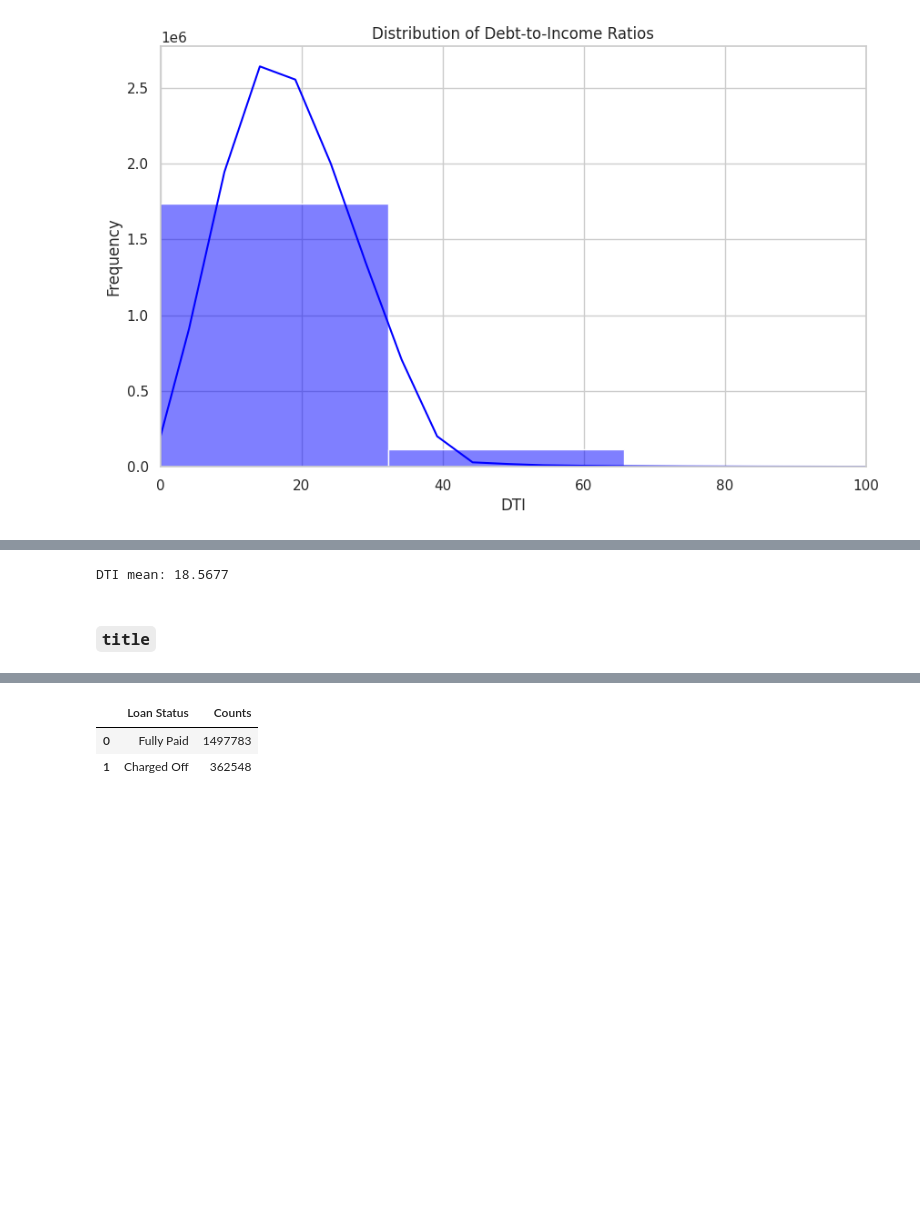
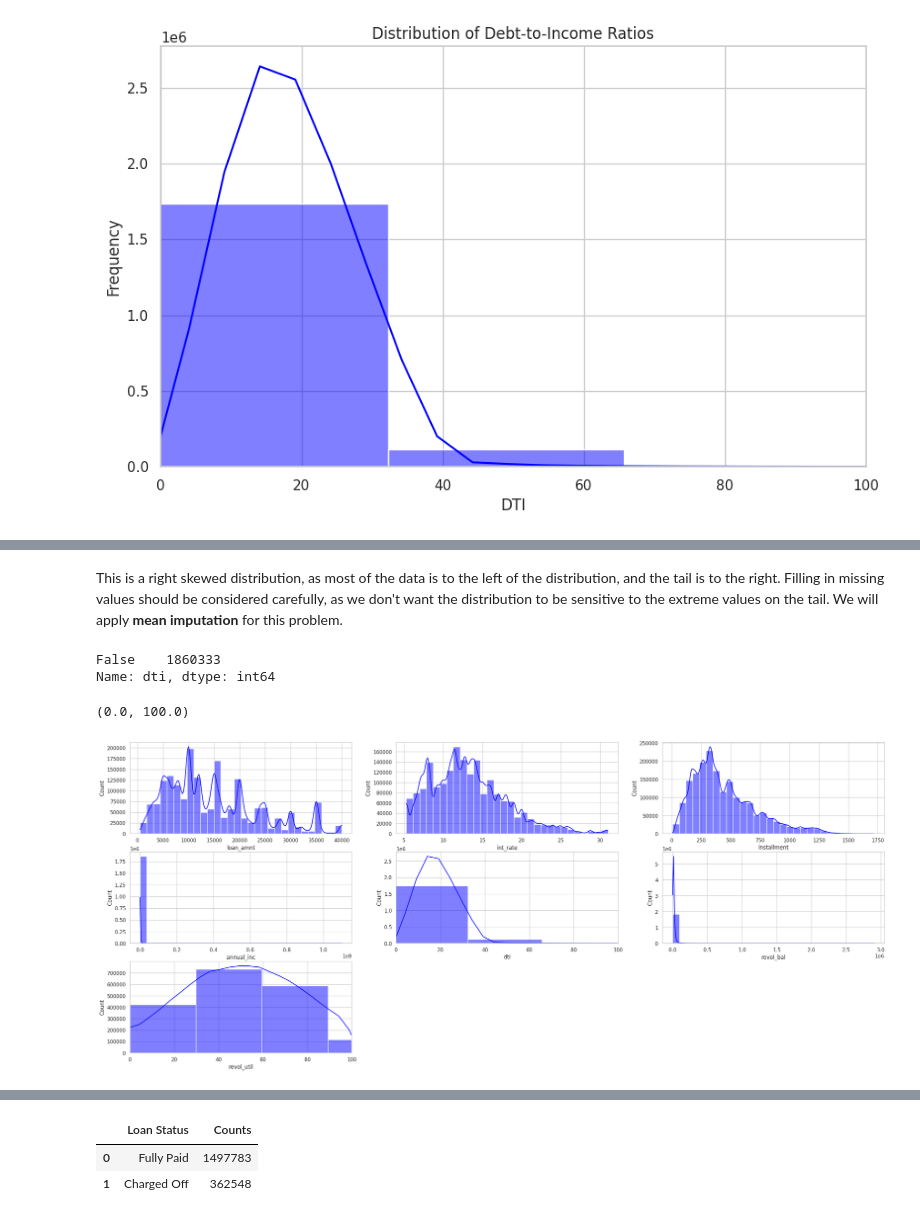
Before and after one commit to noahnguyen2004/Loan-Default-Prediction, a Jupyter notebook: loan_lending.ipynb, the cells around one changed output, grey strips where cells are left out. Saved outputs shown, nothing was run; the diff lists cells and outputs as text; code cells hidden in the pictures; blank space fills up the shorter version.

```diff
--- a/loan_lending.ipynb
+++ b/loan_lending.ipynb
@@ -389,9 +389,0 @@ This is a pretty normal distribution, as most of our DTI data lies between 0 and
-# %%
-dti_mean = df['dti'].mean()                 # compute the mean of all DTI values
-print(f'DTI mean: {dti_mean:.4f}')
-
-df['dti'] = df['dti'].fillna(dti_mean)      # replace all missing DTI values with the DTI mean
-# %% [output]
-DTI mean: 18.5677
-# %% [markdown]
-### `title`
@@ -399,0 +390,40 @@ DTI mean: 18.5677
+# %% [markdown]
+This is a right skewed distribution, as most of the data is to the left of the distribution, and the tail is to the right. Filling in missing values should be considered carefully, as we don't want the distribution to be sensitive to the extreme values on the tail. We will apply **mean imputation** for this problem.
+# %%
+dti_mean = df['dti'].mean()
+
+df['dti'] = df['dti'].fillna(dti_mean)
+df['dti'].isna().value_counts()
+# %% [output]
+False    1860333
+Name: dti, dtype: int64
+# %%
+plt.figure(figsize=(30, 30))  # Adjust the figure size as needed
+sns.set(style="whitegrid")
+
+plt.subplot(7, 3, 1)
+sns.histplot(x='loan_amnt', data=df, bins=30, kde=True, color='blue')
+
+plt.subplot(7, 3, 2)
+sns.histplot(x='int_rate', data=df, bins=30, kde=True, color='blue')
+
+plt.subplot(7, 3, 3)
+sns.histplot(x='installment', data=df , bins=30, kde=True, color='blue')
+
+plt.subplot(7, 3, 4)
+sns.histplot(x='annual_inc', data=df, bins=30, kde=True, color='blue')
+
+plt.subplot(7, 3, 5)
+sns.histplot(x='dti', data=df, bins=30, kde=True, color='blue')
+plt.xlim(0, 100)
+
+
+plt.subplot(7, 3, 6)
+sns.histplot(x='revol_bal', data=df, bins=30, kde=True, color='blue')
+
+plt.subplot(7, 3, 7)
+sns.histplot(x='revol_util', data=df, bins=30, kde=True, color='blue')
+plt.xlim(0, 100)
+# %% [output]
+(0.0, 100.0)
+[figure, added]
```
Also changed, not shown: parts of 12 cells of this notebook.
